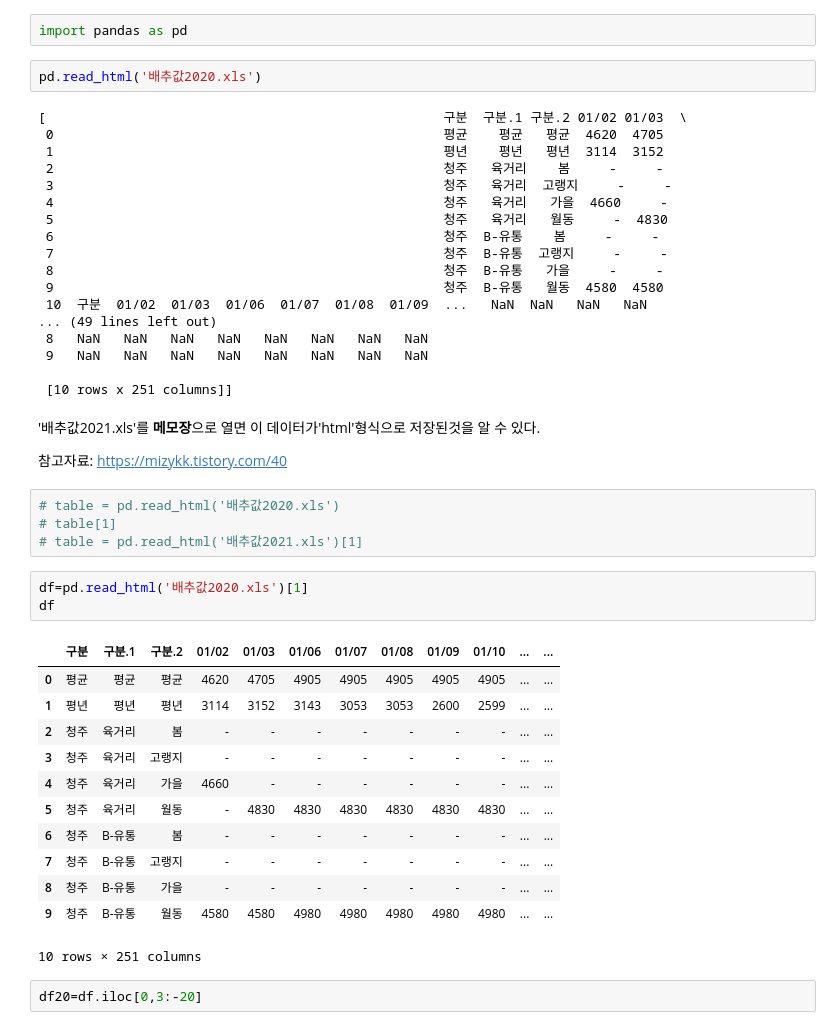
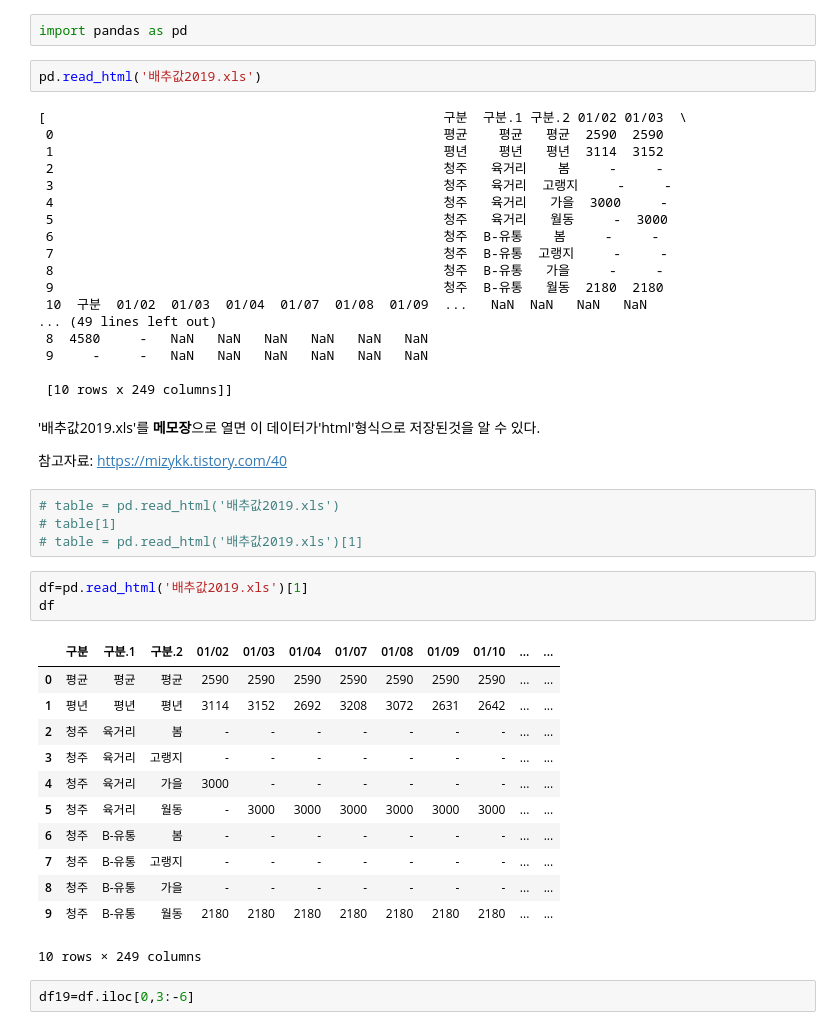
Before and after one commit to koreabao/public_data, a Jupyter notebook: 배추값.ipynb, the cells around one changed output. Drawn from its saved outputs; the diff is of its cells as text.

```diff
--- a/배추값.ipynb
+++ b/배추값.ipynb
@@ -32,49 +32,49 @@
 # %%
 import pandas as pd
 # %%
-pd.read_html('배추값2020.xls')
+pd.read_html('배추값2019.xls')
 # %% [output]
 [                                                   구분  구분.1 구분.2 01/02 01/03  \
- 0                                                  평균    평균   평균  4620  4705
+ 0                                                  평균    평균   평균  2590  2590
  1                                                  평년    평년   평년  3114  3152
  2                                                  청주   육거리    봄     -     -
  3                                                  청주   육거리  고랭지     -     -
- 4                                                  청주   육거리   가을  4660     -
- 5                                                  청주   육거리   월동     -  4830
+ 4                                                  청주   육거리   가을  3000     -
+ 5                                                  청주   육거리   월동     -  3000
  6                                                  청주  B-유통    봄     -     -
  7                                                  청주  B-유통  고랭지     -     -
  8                                                  청주  B-유통   가을     -     -
- 9                                                  청주  B-유통   월동  4580  4580
- 10  구분  01/02  01/03  01/06  01/07  01/08  01/09  ...   NaN  NaN   NaN   NaN
+ 9                                                  청주  B-유통   월동  2180  2180
+ 10  구분  01/02  01/03  01/04  01/07  01/08  01/09  ...   NaN  NaN   NaN   NaN
 ... (49 lines left out)
- 8   NaN   NaN   NaN   NaN   NaN   NaN   NaN   NaN
- 9   NaN   NaN   NaN   NaN   NaN   NaN   NaN   NaN
+ 8  4580     -   NaN   NaN   NaN   NaN   NaN   NaN
+ 9     -     -   NaN   NaN   NaN   NaN   NaN   NaN
 
- [10 rows x 251 columns]]
+ [10 rows x 249 columns]]
 # %% [markdown]
-'배추값2021.xls'를 **메모장**으로 열면
+'배추값2019.xls'를 **메모장**으로 열면
 이 데이터가'html'형식으로 저장된것을 알 수 있다.
 
 참고자료: https://mizykk.tistory.com/40
 # %%
-# table = pd.read_html('배추값2020.xls')
+# table = pd.read_html('배추값2019.xls')
 # table[1]
-# table = pd.read_html('배추값2021.xls')[1]
+# table = pd.read_html('배추값2019.xls')[1]
 # %%
-df=pd.read_html('배추값2020.xls')[1]
+df=pd.read_html('배추값2019.xls')[1]
 df
 # %% [output]
-|  | 구분 | 구분.1 | 구분.2 | 01/02 | 01/03 | 01/06 | 01/07 | 01/08 | 01/09 | 01/10 | ... | ... |
-| 0 | 평균 | 평균 | 평균 | 4620 | 4705 | 4905 | 4905 | 4905 | 4905 | 4905 | ... | ... |
-| 1 | 평년 | 평년 | 평년 | 3114 | 3152 | 3143 | 3053 | 3053 | 2600 | 2599 | ... | ... |
+|  | 구분 | 구분.1 | 구분.2 | 01/02 | 01/03 | 01/04 | 01/07 | 01/08 | 01/09 | 01/10 | ... | ... |
+| 0 | 평균 | 평균 | 평균 | 2590 | 2590 | 2590 | 2590 | 2590 | 2590 | 2590 | ... | ... |
+| 1 | 평년 | 평년 | 평년 | 3114 | 3152 | 2692 | 3208 | 3072 | 2631 | 2642 | ... | ... |
 | 2 | 청주 | 육거리 | 봄 | - | - | - | - | - | - | - | ... | ... |
 | 3 | 청주 | 육거리 | 고랭지 | - | - | - | - | - | - | - | ... | ... |
-| 4 | 청주 | 육거리 | 가을 | 4660 | - | - | - | - | - | - | ... | ... |
-| 5 | 청주 | 육거리 | 월동 | - | 4830 | 4830 | 4830 | 4830 | 4830 | 4830 | ... | ... |
+| 4 | 청주 | 육거리 | 가을 | 3000 | - | - | - | - | - | - | ... | ... |
+| 5 | 청주 | 육거리 | 월동 | - | 3000 | 3000 | 3000 | 3000 | 3000 | 3000 | ... | ... |
 | 6 | 청주 | B-유통 | 봄 | - | - | - | - | - | - | - | ... | ... |
 | 7 | 청주 | B-유통 | 고랭지 | - | - | - | - | - | - | - | ... | ... |
 | 8 | 청주 | B-유통 | 가을 | - | - | - | - | - | - | - | ... | ... |
-| 9 | 청주 | B-유통 | 월동 | 4580 | 4580 | 4980 | 4980 | 4980 | 4980 | 4980 | ... | ... |
+| 9 | 청주 | B-유통 | 월동 | 2180 | 2180 | 2180 | 2180 | 2180 | 2180 | 2180 | ... | ... |
-10 rows × 251 columns
+10 rows × 249 columns
 # %%
-df20=df.iloc[0,3:-20]
+df19=df.iloc[0,3:-6]
```
Also changed, not shown: parts of 7 cells of this notebook.
